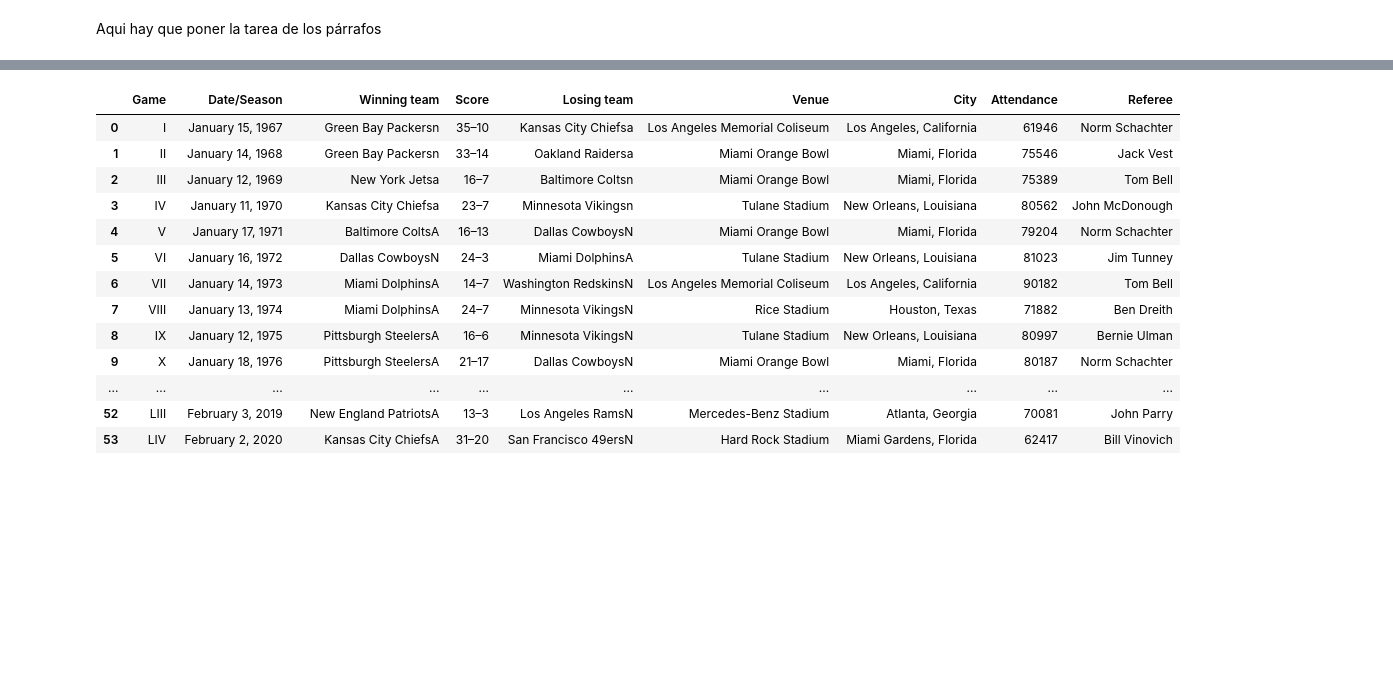
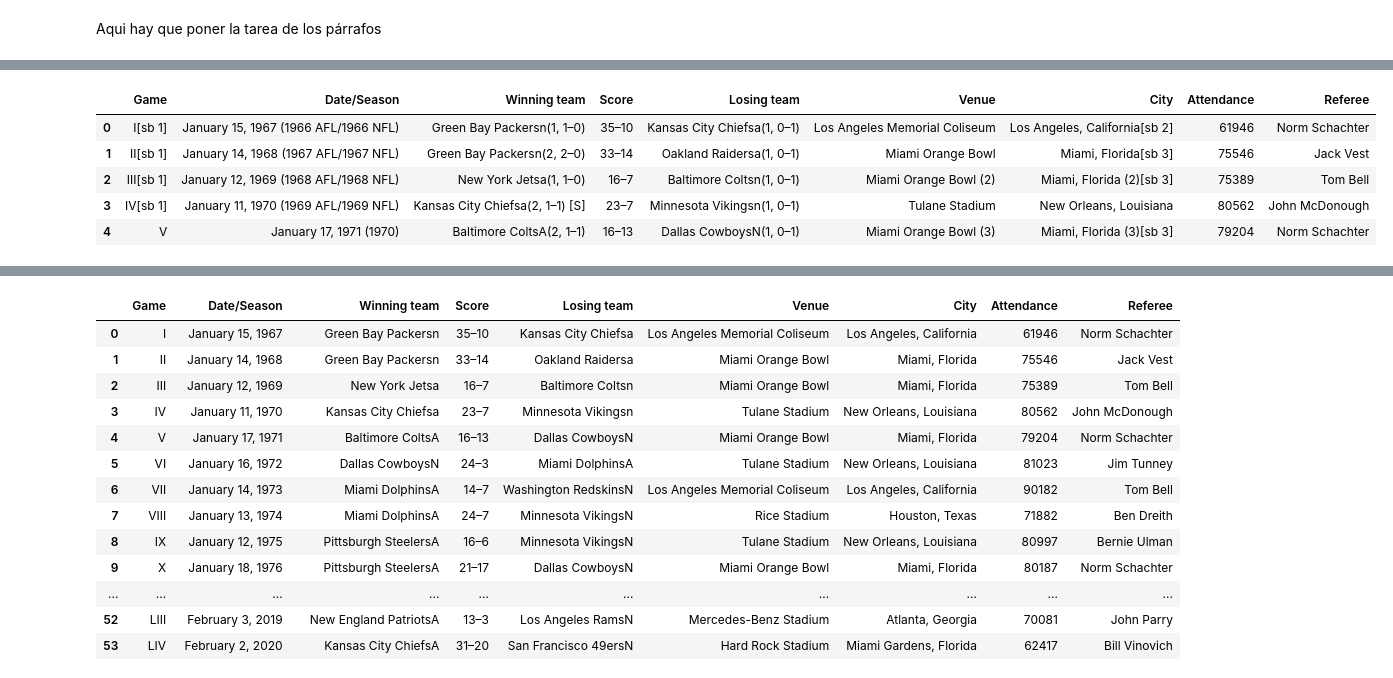
Before and after one commit to EdeEsteban/Analitica-de-Datos, a Jupyter notebook: Analitica.ipynb, the cells around one changed output, grey strips where cells are left out. Drawn from its saved outputs; the diff is of its cells as text; code cells hidden in the pictures; blank space fills up the shorter version.

```diff
--- a/Analitica.ipynb
+++ b/Analitica.ipynb
@@ -32,2 +21,10 @@ super_bowls
 # %%
 super_bowls.pop('Ref')
+super_bowls.head()
+# %% [output]
+|  | Game | Date/Season | Winning team | Score | Losing team | Venue | City | Attendance | Referee |
+| 0 | I[sb 1] | January 15, 1967 (1966 AFL/1966 NFL) | Green Bay Packersn(1, 1–0) | 35–10 | Kansas City Chiefsa(1, 0–1) | Los Angeles Memorial Coliseum | Los Angeles, California[sb 2] | 61946 | Norm Schachter |
+| 1 | II[sb 1] | January 14, 1968 (1967 AFL/1967 NFL) | Green Bay Packersn(2, 2–0) | 33–14 | Oakland Raidersa(1, 0–1) | Miami Orange Bowl | Miami, Florida[sb 3] | 75546 | Jack Vest |
+| 2 | III[sb 1] | January 12, 1969 (1968 AFL/1968 NFL) | New York Jetsa(1, 1–0) | 16–7 | Baltimore Coltsn(1, 0–1) | Miami Orange Bowl (2) | Miami, Florida (2)[sb 3] | 75389 | Tom Bell |
+| 3 | IV[sb 1] | January 11, 1970 (1969 AFL/1969 NFL) | Kansas City Chiefsa(2, 1–1) [S] | 23–7 | Minnesota Vikingsn(1, 0–1) | Tulane Stadium | New Orleans, Louisiana | 80562 | John McDonough |
+| 4 | V | January 17, 1971 (1970) | Baltimore ColtsA(2, 1–1) | 16–13 | Dallas CowboysN(1, 0–1) | Miami Orange Bowl (3) | Miami, Florida (3)[sb 3] | 79204 | Norm Schachter |
```
Also changed, not shown: parts of 6 cells of this notebook.
